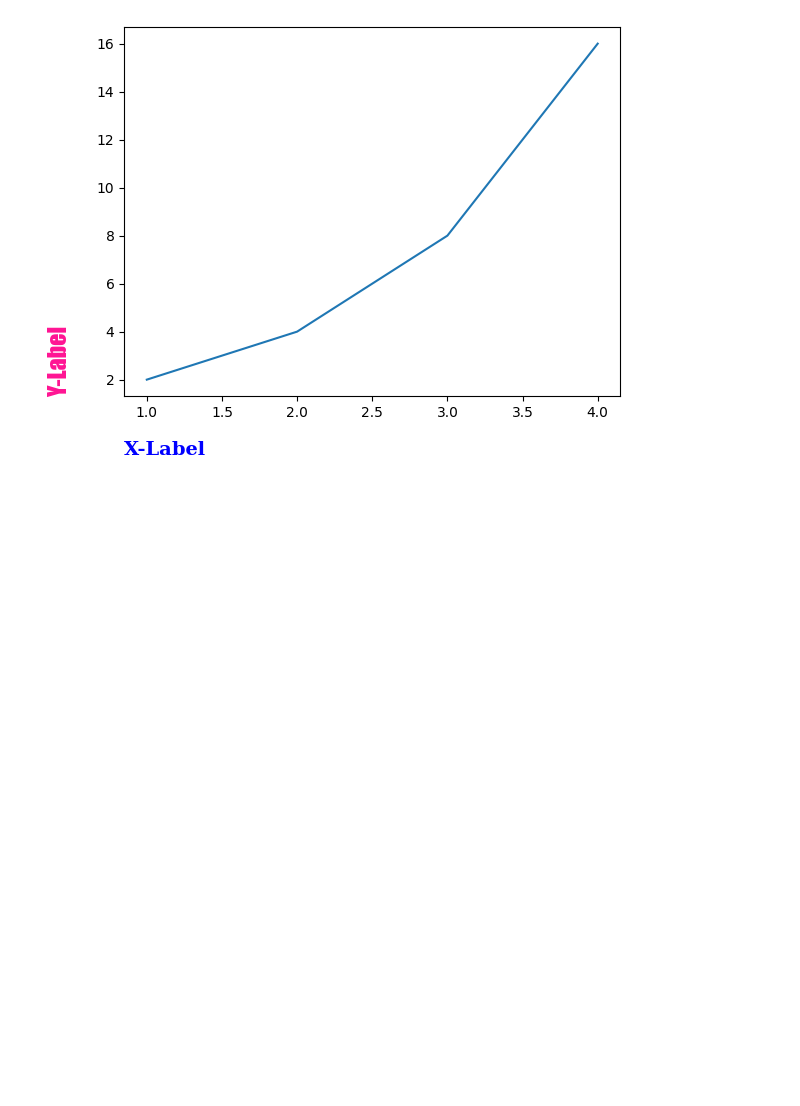
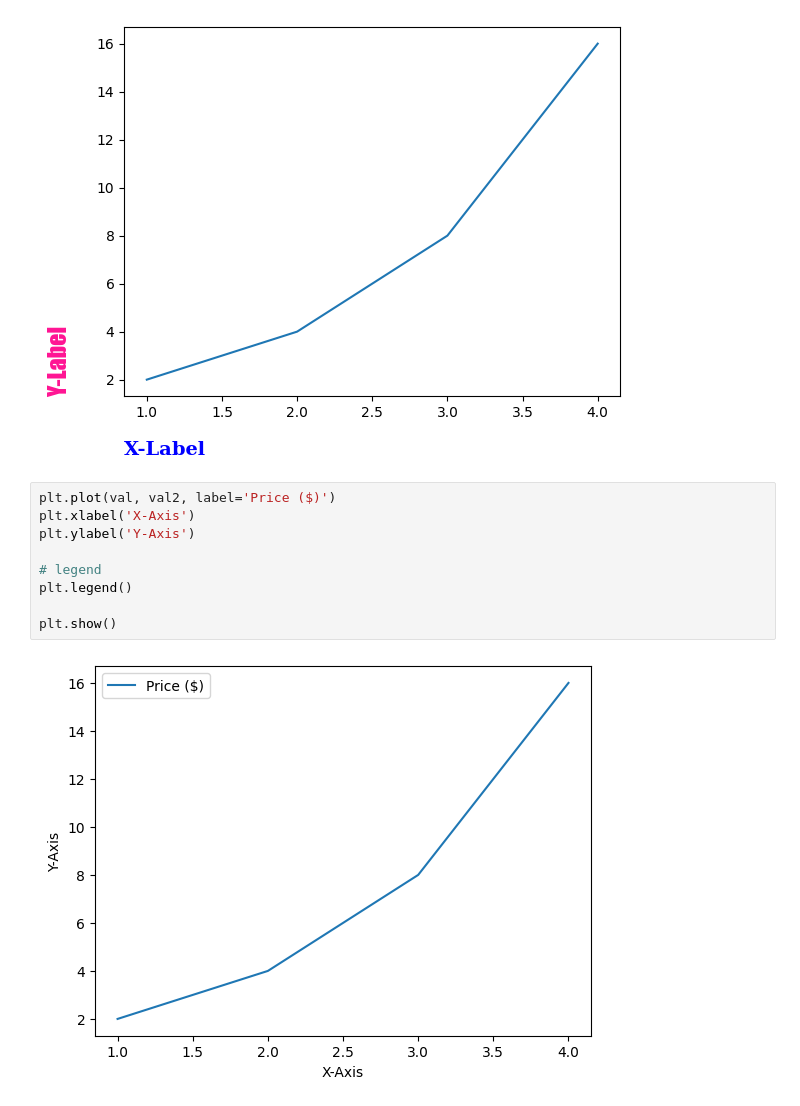
Before and after one commit to knachinen/ai_beginner, a Jupyter notebook: python/matplotlib.ipynb, the cells around one changed output. Drawn from its saved outputs; the diff is of its cells as text; blank space fills up the shorter version.

```diff
--- a/python/matplotlib.ipynb
+++ b/python/matplotlib.ipynb
@@ -103,3 +103,14 @@ plt.ylabel('Y-Label', labelpad=20, fontdict=font2, loc='bottom')
 plt.show()
 # %% [output]
 [figure]
+# %%
+plt.plot(val, val2, label='Price ($)')
+plt.xlabel('X-Axis')
+plt.ylabel('Y-Axis')
+
+# legend
+plt.legend()
+
+plt.show()
+# %% [output]
+[figure, added]
```
Also changed, not shown: parts of 5 cells of this notebook.
